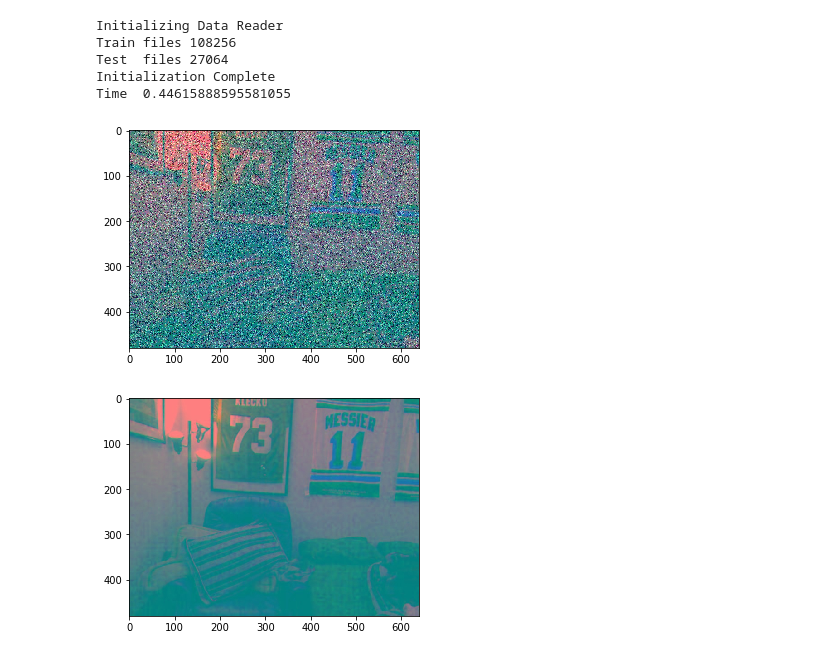
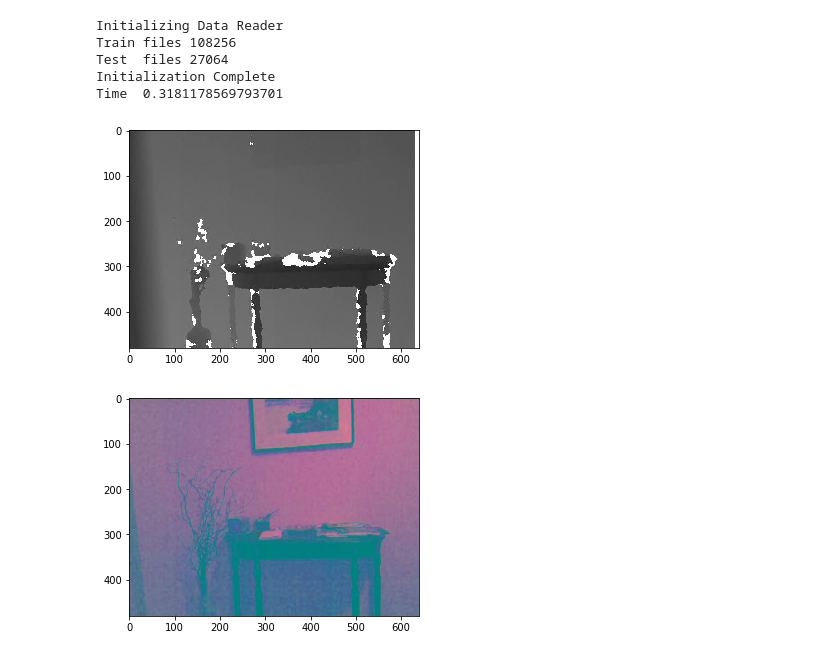
Before and after one commit to kausic94/Hallucination, a Jupyter notebook: src/Dataset.ipynb, the cells around one changed output. Saved outputs shown, nothing was run; the diff lists cells and outputs as text; code cells hidden in the pictures.

Commit message:
Preprocessed image loader for generator's mini batch pipeline fixed

```diff
--- a/src/Dataset.ipynb
+++ b/src/Dataset.ipynb
@@ -128,12 +128,12 @@ class dataReader():
         img_list=np.float32(img_list.reshape(-1,self.imgHeight,self.imgWidth,self.imgChannels))
         return img_list
 
-    def nextTrainBatch(self,corruptionFlag):
+    def nextTrainBatch(self):
         #print (self.train_rgb[self.start:self.end])
         inp=self.train_depth[self.start:self.end]
         gt=self.train_rgb[self.start:self.end]
-        inp=self.loadImages(inp,False, False)
-        gt=self.loadImages(gt,True,corruptionFlag)
+        inp=self.loadImages(inp)
+        gt=self.loadImages(gt)
         self.start=self.end
         self.end+=self.batchSize
         if self.end >= len(self.train_depth):
@@ -174,12 +174,11 @@ class dataReader():
         self.test_end=self.batchSize
         print ("Test batch handlers reset")
 
-    def nextTestBatch(self,corruptionFlag):
-        print (self.test_rgb[self.test_start:self.test_end])
+    def nextTestBatch(self):
         inp=self.test_depth[self.test_start:self.test_end]
         gt=self.test_rgb[self.test_start:self.test_end]
-        inp=self.loadImages(inp,False,False)
-        gt=self.loadImages(gt,True,corruptionFlag)
+        inp=self.loadImages(inp)
+        gt=self.loadImages(gt)
         self.test_start=self.test_end
         self.test_end+=self.batchSize
         if self.test_end >= len(self.test_depth):
@@ -244,28 +243,28 @@ class dataReader():
 # %%
 import time
 if __name__ == '__main__':
-    data = {"scale":1,"batchSize":24,"train_file" : "/home/kgunase3/data/NYUD/RAW/train.txt",
-            "test_file" : '/home/kgunase3/data/NYUD/RAW/test.txt',"autoencoder_train_file" : "/home/kgunase3/data/NYUD/RAW/Autoencoder_train.txt",
+    data = {"scale":1,"batchSize":24,"train_file" : "/home/kgunase3/data/NYUD/RAW/YUV_train.txt",
+            "test_file" : '/home/kgunase3/data/NYUD/RAW/YUV_test.txt',"autoencoder_train_file" : "/home/kgunase3/data/NYUD/RAW/Autoencoder_train.txt",
              "autoencoder_test_file" : "/home/kgunase3/data/NYUD/RAW/Autoencoder_test.txt", "colorSpace":"YUV",
             "imageWidth" : 640,"imageHeight" :480, "channels":3,"corruptionLevel" : 0.2}
     dataObj = dataReader(data)
     t1 = time.time()
-    inp,gt = dataObj.nextAutoencoderTrainBatch(corruptionFlag = True)
+    inp,gt = dataObj.nextTestBatch()
     print ("Time ",time.time() - t1)
     #inp,gt = dataObj.nextTestBatch(corruptionFlag = True)
     #inp1,gt1 = dataObj.nextTrainBatch(corruptionFlag= True)
     #print (gt1.shape)
 
-    ind= 1
+    ind= 0
     import matplotlib.pyplot as plt
     plt.imshow(np.uint8(inp[ind]))
     plt.figure()
     plt.imshow(np.uint8(gt[ind]))
 # %% [output]
 Initializing Data Reader
 Train files 108256
 Test  files 27064
 Initialization Complete
-Time  0.44615888595581055
+Time  0.3181178569793701
-[figure, old version]
+[figure, new version]
-[figure, old version]
+[figure, new version]
```
Also changed, not shown: 1 other file.
